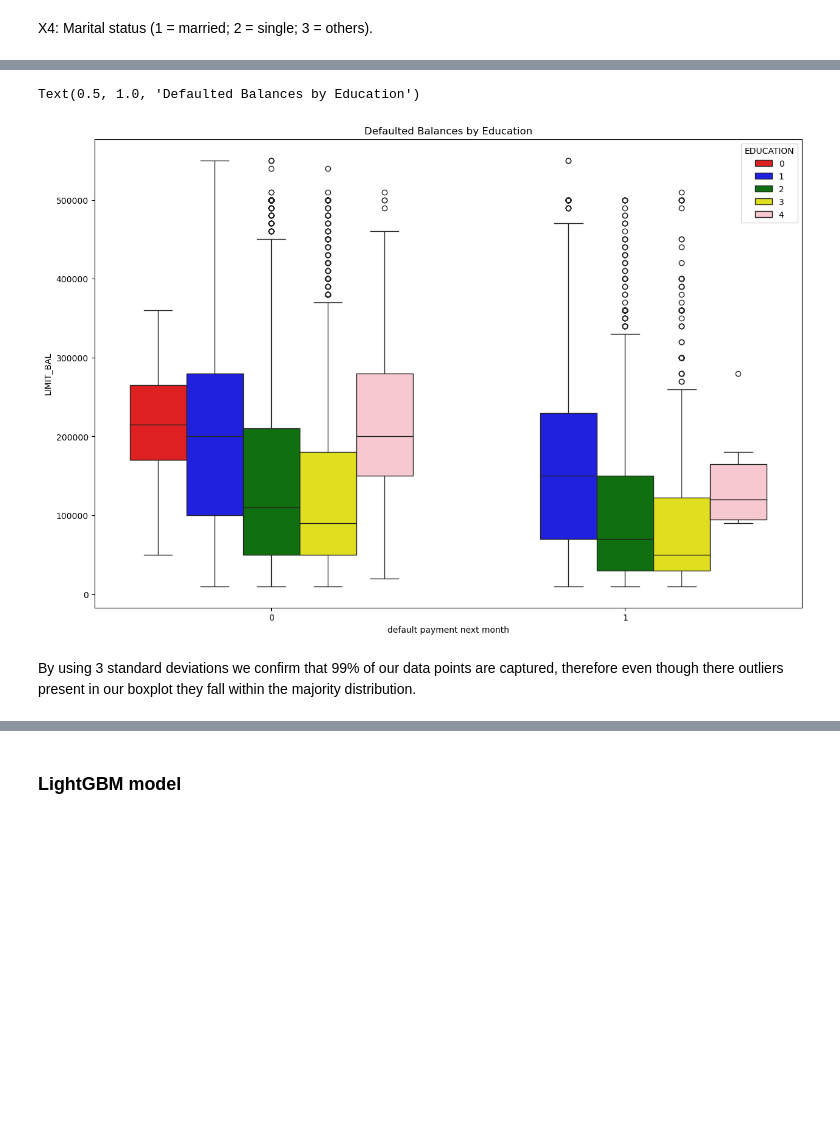
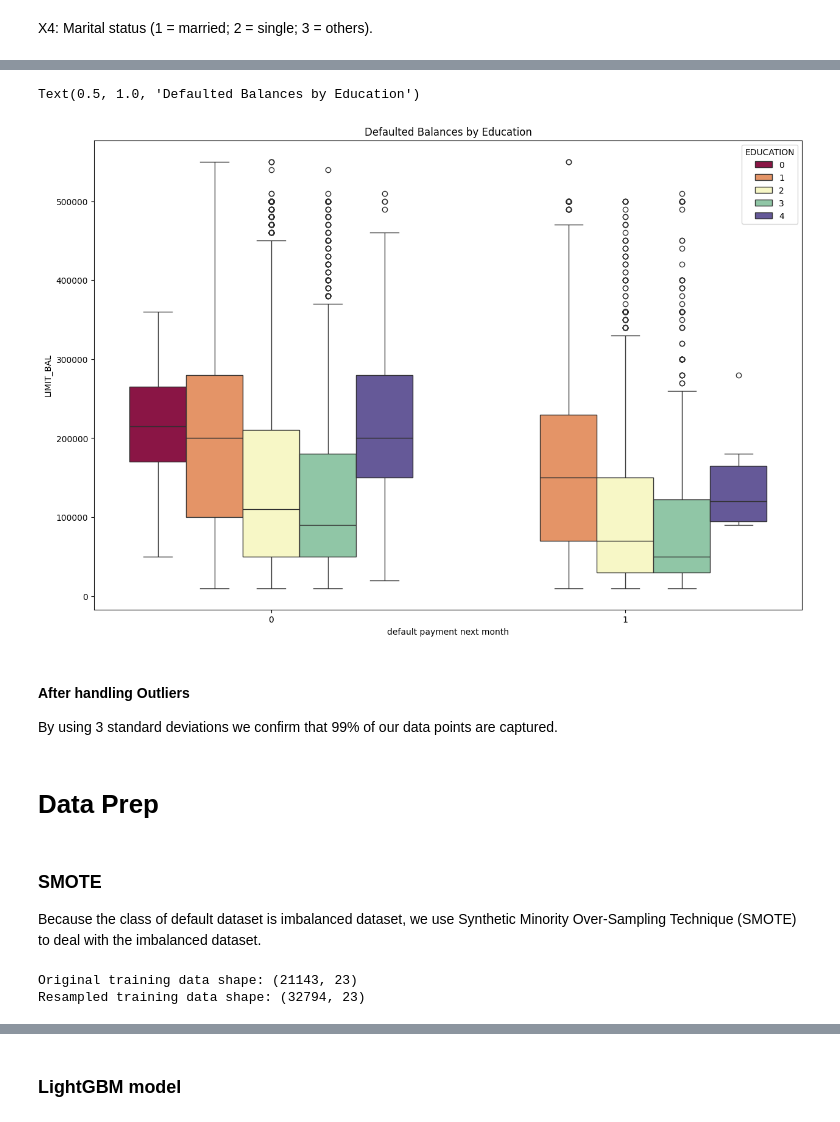
Before and after one commit to lopez-Luis89/Default_Risk, a Jupyter notebook: Final Project.ipynb, the cells around one changed output, grey strips where cells are left out. Drawn from its saved outputs; the diff is of its cells as text; code cells hidden in the pictures; blank space fills up the shorter version.

```diff
--- a/Final Project.ipynb
+++ b/Final Project.ipynb
@@ -124,2 +257,5 @@ Clear patter on payments is noticeable  after the 2nd missed payment, the chance
+# %%
+#shared palette across all plots
+palette = "Spectral" ##['red', 'blue','green','yellow', 'pink', 'coral', 'purple']
 # %%
 plt.figure(figsize=(15,10))
@@ -148,5 +300,12 @@ Text(0.5, 1.0, 'Limit balance vs Age')
 # %%
 def outlier_treatment(df):
+
+    """
+    This function takes in a DataFrame and performs outlier treatment by removing points that are beyond 3 standard deviations
+    from the mean for each non-binary column. Binary columns (columns with two or fewer unique values) are skipped. It then returns
+    the updated dataframe
+    """
+
     indices_to_drop = set()
     for i in df.columns:
 
@@ -165,4 +324,4 @@ def outlier_treatment(df):
 
     return new
 # %%
-new = outlier_treatment(df)
+df_cleaned = outlier_treatment(df)
@@ -186,9 +346,13 @@ new
 # %%
 plt.figure(figsize=(15,10))
-sns.boxplot(data= new, x = 'default payment next month', y = 'LIMIT_BAL', hue='EDUCATION', palette = ['red', 'blue','green','yellow', 'pink', 'coral', 'purple'])
+sns.boxplot(data= df_cleaned, x = 'default payment next month', y = 'LIMIT_BAL', hue='EDUCATION', palette = palette)
 plt.title('Defaulted Balances by Education')
 # %% [output]
 Text(0.5, 1.0, 'Defaulted Balances by Education')
-[figure, old version]
+[figure, new version]
 # %% [markdown]
-By using 3 standard deviations we confirm that 99% of our data points are captured, therefore even though there outliers present in our boxplot they fall within the majority distribution.
+#### After handling Outliers
+
+By using 3 standard deviations we confirm that 99% of our data points are captured.
+# %% [markdown]
+# Data Prep
@@ -194,0 +366,17 @@ By using 3 standard deviations we confirm that 99% of our data points are captur
+# %% [markdown]
+### SMOTE
+
+Because the class of default dataset is imbalanced dataset, we use Synthetic Minority Over-Sampling Technique (SMOTE) to deal with the imbalanced dataset.
+# %%
+# Initialize SMOTE
+smote = SMOTE(random_state=13)
+
+# Apply SMOTE to training data
+X_resampled, y_resampled = smote.fit_resample(x_train, y_train)
+
+# Verify the resampling
+print(f"Original training data shape: {x_train.shape}")
+print(f"Resampled training data shape: {X_resampled.shape}")
+# %% [output]
+Original training data shape: (21143, 23)
+Resampled training data shape: (32794, 23)
```
Also changed, not shown: parts of 68 cells of this notebook.
